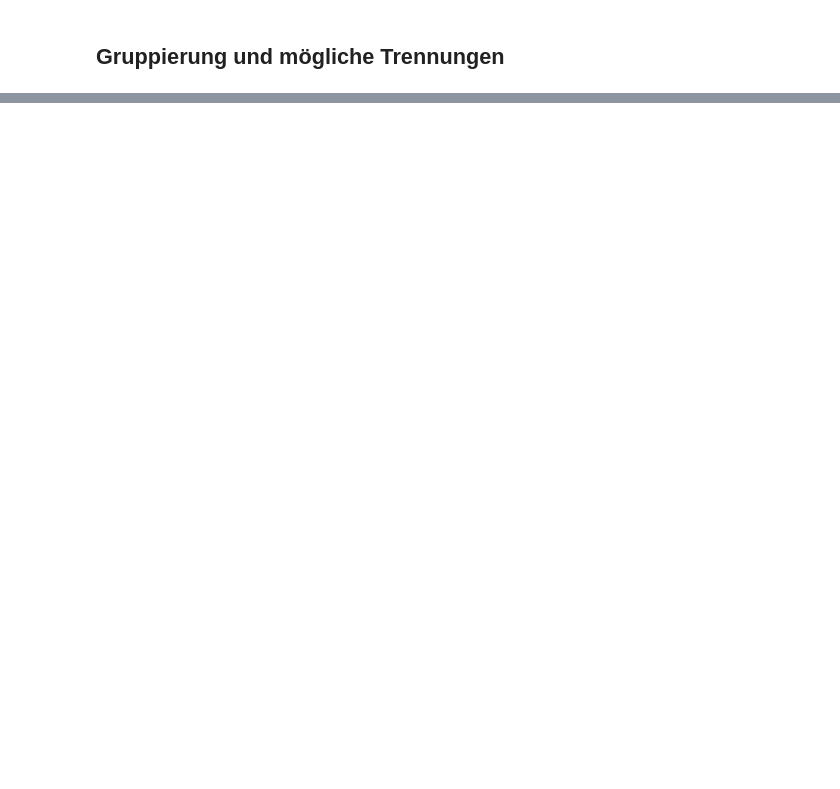
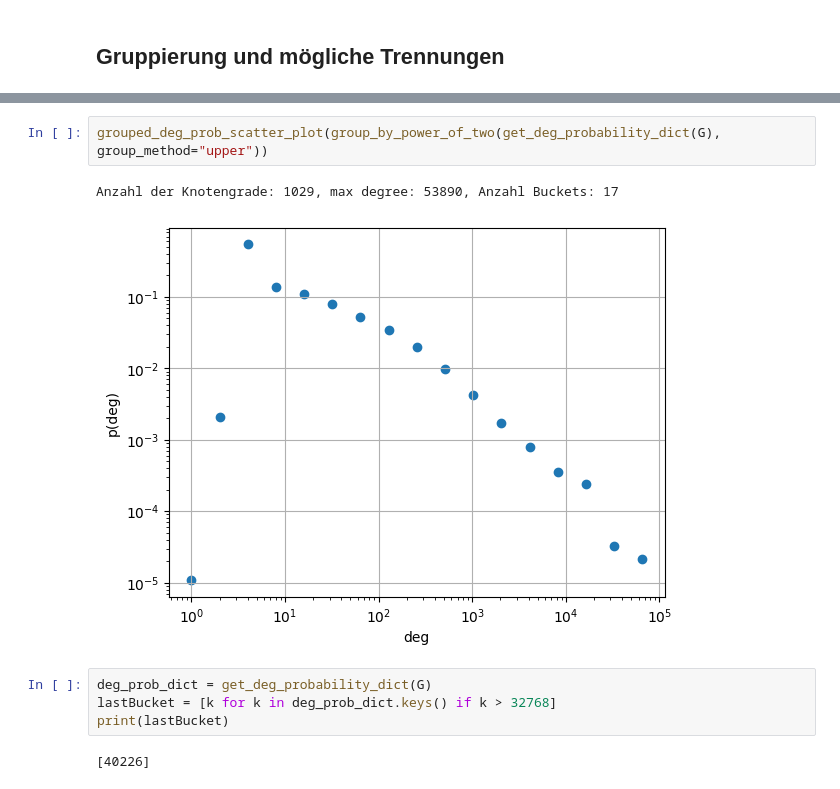
Before and after one commit to Amerek200/63055KomplexeNetze, a Jupyter notebook: data_analysis/regiment_plot.ipynb, the cells around one changed output, grey strips where cells are left out. Drawn from its saved outputs; the diff is of its cells as text; blank space fills up the shorter version.

```diff
--- a/data_analysis/regiment_plot.ipynb
+++ b/data_analysis/regiment_plot.ipynb
@@ -137,0 +160,11 @@ max degree: 40226, Anzahl Buckets: 16
+# %%
+grouped_deg_prob_scatter_plot(group_by_power_of_two(get_deg_probability_dict(G), group_method="upper"))
+# %% [output]
+Anzahl der Knotengrade: 1029, max degree: 53890, Anzahl Buckets: 17
+[figure, added]
+# %%
+deg_prob_dict = get_deg_probability_dict(G)
+lastBucket = [k for k in deg_prob_dict.keys() if k > 32768]
+print(lastBucket)
+# %% [output]
+[40226]
```
Also changed, not shown: parts of 10 cells of this notebook.
